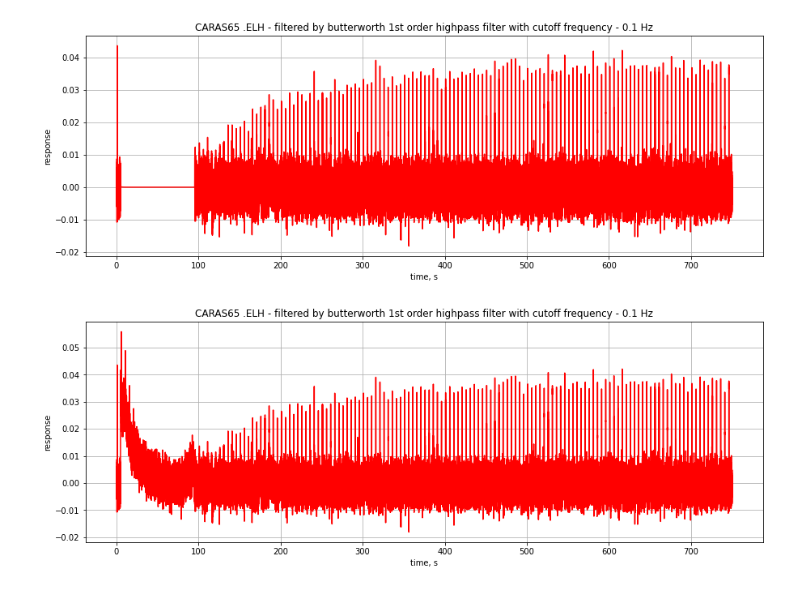
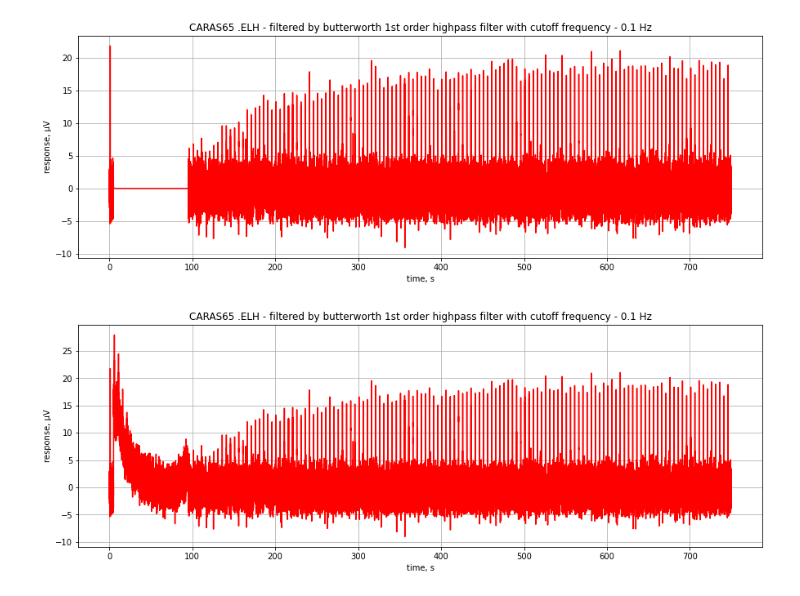
Before and after one commit to AndreiZherder/adaptation-memory, a Jupyter notebook: carassius.ipynb, the cells around one changed output. Saved outputs shown, nothing was run; the diff lists cells and outputs as text; code cells hidden in the pictures.

```diff
--- a/carassius.ipynb
+++ b/carassius.ipynb
@@ -1,11 +1,13 @@
 # %%
 import matplotlib.pyplot as plt
 import numpy as np
-#v. 20220810.1
+#v. 20220811.1
 filedir = './data/'
 outputdir = './output/'
 filenames = ['CARAS65 .ELH']
 fs = 500                        # частота дискретизации, Гц
+signal_scale = 500              # коэффициент масштабирования сигнала
+signal_unit = 'µV'              # единица измерения сигнала
 first_stim_start_time = 1       # начало первого стимула, с
 period = 5                      # период следования стимулов, с
 background_start_time = 5       # начало фоновой засветки, с
@@ -25,9 +27,9 @@ for filename in filenames:
         line = file.readline()
         while line and line[0] == '"':
             line = file.readline()
-        signal.append(sign * float('0' if line == '.\n' else line))
+        signal.append(sign * signal_scale * float('0' if line == '.\n' else line))
         for line in file:
-            signal.append(sign * float('0' if line == '.\n' else line))
+            signal.append(sign * signal_scale * float('0' if line == '.\n' else line))
 signal = np.array(signal)
 # %%
 # Построение графика сигнала
@@ -238,34 +240,34 @@ end = after_background_start_time * fs - (after_background_start_time - backgrou
 background = np.array(signal[begin:end])
 # Смещение сигнала после окончания фона к 0
 signal[end:] -= signal[end:after_background_start_time * fs].mean()
 # Удаление фона, для того чтобы избежать переходного процесса фильтра после него и измерить высоту первого после него стимула
 signal[begin:end] = 0
 
 from scipy.signal import butter, lfilter
 nyq = 0.5 * fs
 b, a = butter(1, low_cutoff / nyq, btype='highpass', analog=False)
 filtered = lfilter(b, a, signal)
 fig, ax = plt.subplots()
 ax.plot(t, filtered, 'r')
 fig.set_figwidth(15)
 fig.set_figheight(5)
 ax.set_xlabel('time, s')
-ax.set_ylabel('response')
+ax.set_ylabel('response, ' + signal_unit)
 ax.set_title(f'{",".join(filenames)} - filtered by butterworth 1st order highpass filter with cutoff frequency - {low_cutoff} Hz')
 ax.grid()
 
 # Возврат ступеньки, смещенной к нулю, в отфильтрованный сигнал, просто чтобы ее нарисовать
 begin = background_start_time * fs
 end = after_background_start_time * fs - (after_background_start_time - background_start_time - background_duration) * fs // 2
 filtered[begin:end] = background - background[0]
 fig, ax = plt.subplots()
 ax.plot(t, filtered, 'r')
 fig.set_figwidth(15)
 fig.set_figheight(5)
 ax.set_xlabel('time, s')
-ax.set_ylabel('response')
+ax.set_ylabel('response, ' + signal_unit)
 ax.set_title(f'{",".join(filenames)} - filtered by butterworth 1st order highpass filter with cutoff frequency - {low_cutoff} Hz')
 ax.grid()
 # %% [output]
-[figure, old version]
+[figure, new version]
-[figure, old version]
+[figure, new version]
```
Also changed, not shown: parts of 4 cells of this notebook.
